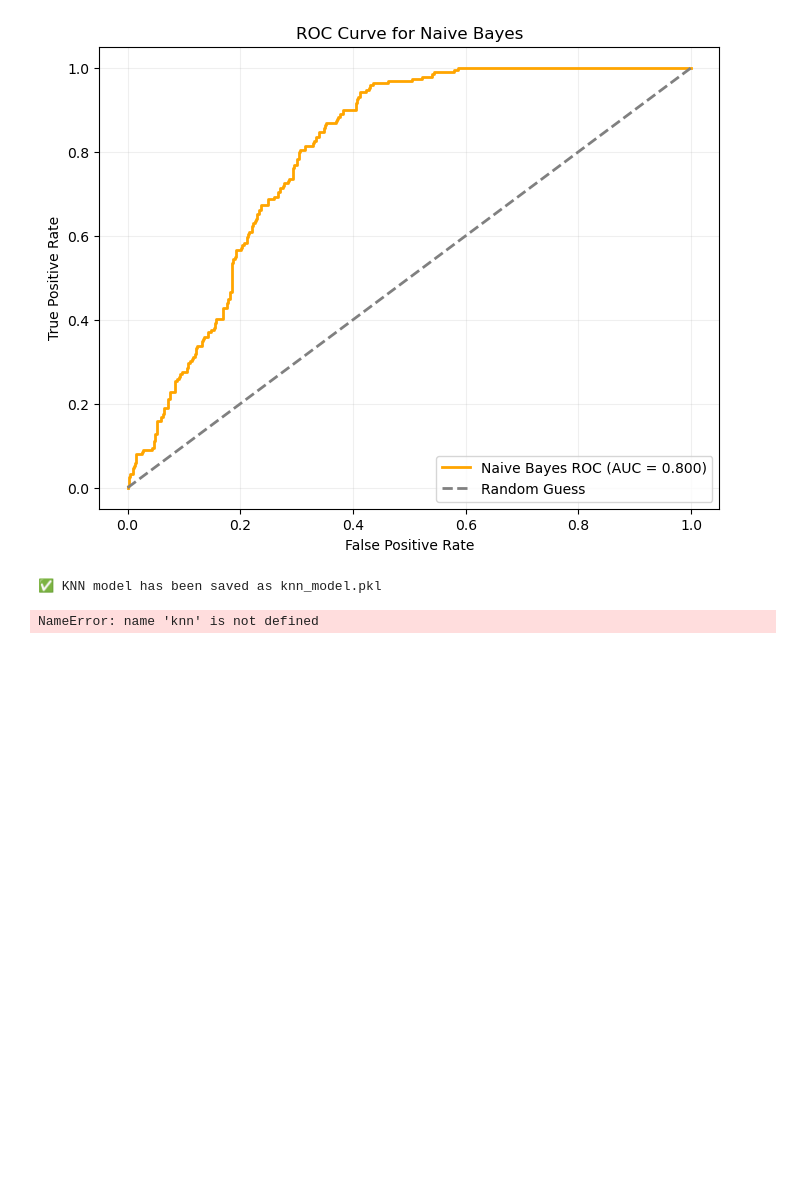
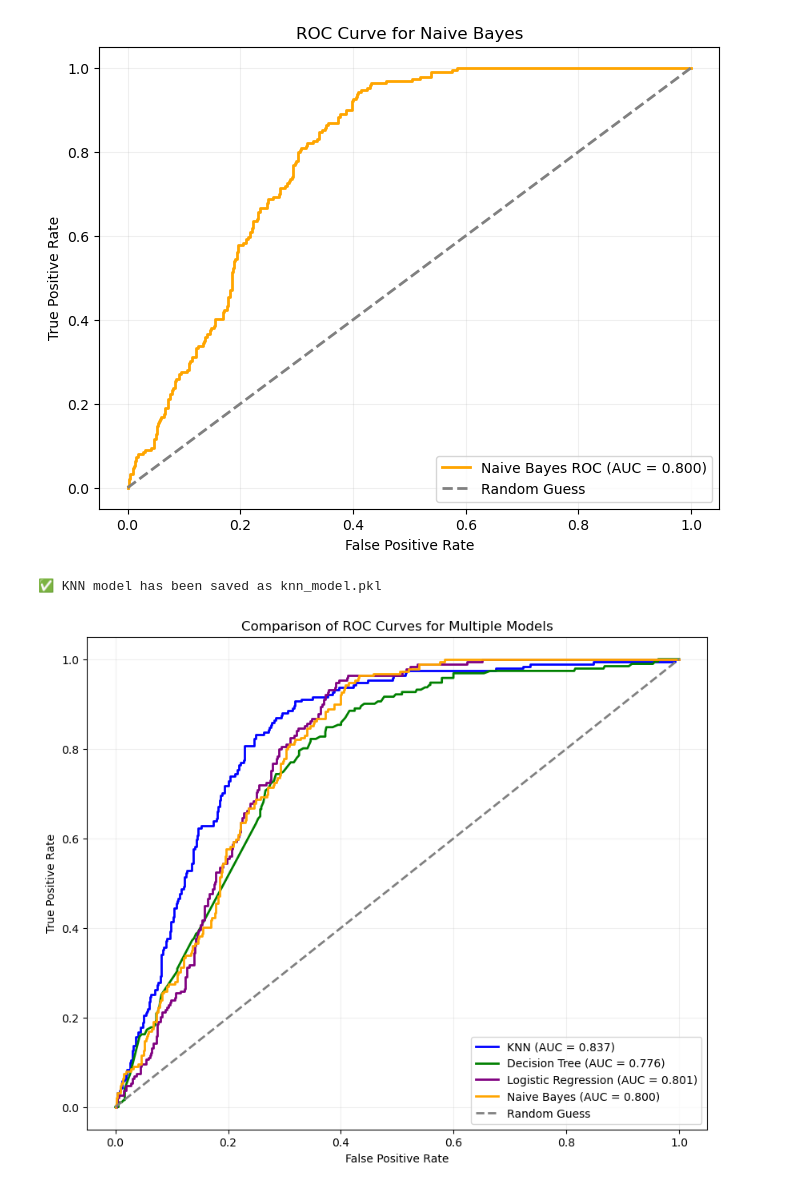
Before and after one commit to amitabhdeogh-09/ML-Project1, a Jupyter notebook: MAIN ML PROJECT.ipynb, the cells around one changed output. Cells and saved outputs as stored; diff of their text form; code cells hidden in the pictures; blank space fills up the shorter version.

Commit message:
COMPARISON ADDED

```diff
--- a/MAIN ML PROJECT.ipynb
+++ b/MAIN ML PROJECT.ipynb
@@ -986,13 +986,53 @@ with open("knn_model.pkl", "wb") as file:
 print("✅ KNN model has been saved as knn_model.pkl")
 # %% [output]
 ✅ KNN model has been saved as knn_model.pkl
-# %%
-import pickle
-
-# retrain your KNN model in the same env
-knn.fit(X_train, y_train)
-
-with open("knn_model.pkl", "wb") as f:
-    pickle.dump(knn, f)
-# %% [output]
-NameError: name 'knn' is not defined
+# %%
+from sklearn.metrics import roc_curve, roc_auc_score
+import matplotlib.pyplot as plt
+
+# --- Step 1: Define binary classes ---
+threshold = 10
+y_test_binary = (y_test >= threshold).astype(int)  # For regression models like KNN and DT
+# Assuming y_test_class is already binary for LR and NB
+# If not, convert similarly: y_test_class = (y_test >= threshold).astype(int)
+
+# --- Step 2: Get prediction scores/probabilities ---
+# KNN
+y_pred_scores_knn = y_pred  # raw predictions from KNN regressor
+fpr_knn, tpr_knn, _ = roc_curve(y_test_binary, y_pred_scores_knn)
+auc_knn = roc_auc_score(y_test_binary, y_pred_scores_knn)
+
+# Decision Tree
+y_pred_scores_dt = y_pred_best_dt  # raw predictions from tuned DT regressor
+fpr_dt, tpr_dt, _ = roc_curve(y_test_binary, y_pred_scores_dt)
+auc_dt = roc_auc_score(y_test_binary, y_pred_scores_dt)
+
+# Logistic Regression
+y_pred_proba_lr = log_reg.predict_proba(X_test)[:, 1]
+fpr_lr, tpr_lr, _ = roc_curve(y_test_class, y_pred_proba_lr)
+auc_lr = roc_auc_score(y_test_class, y_pred_proba_lr)
+
+# Naive Bayes
+y_pred_proba_nb = nb_clf.predict_proba(X_test)[:, 1]
+fpr_nb, tpr_nb, _ = roc_curve(y_test_class, y_pred_proba_nb)
+auc_nb = roc_auc_score(y_test_class, y_pred_proba_nb)
+
+# --- Step 3: Plot all ROC curves together ---
+plt.figure(figsize=(10, 8))
+
+plt.plot(fpr_knn, tpr_knn, color='blue', lw=2, label=f'KNN (AUC = {auc_knn:.3f})')
+plt.plot(fpr_dt, tpr_dt, color='green', lw=2, label=f'Decision Tree (AUC = {auc_dt:.3f})')
+plt.plot(fpr_lr, tpr_lr, color='purple', lw=2, label=f'Logistic Regression (AUC = {auc_lr:.3f})')
+plt.plot(fpr_nb, tpr_nb, color='orange', lw=2, label=f'Naive Bayes (AUC = {auc_nb:.3f})')
+
+# Random guess line
+plt.plot([0, 1], [0, 1], color='gray', lw=2, linestyle='--', label='Random Guess')
+
+plt.xlabel('False Positive Rate')
+plt.ylabel('True Positive Rate')
+plt.title('Comparison of ROC Curves for Multiple Models')
+plt.legend(loc="lower right")
+plt.grid(alpha=0.2)
+plt.show()
+# %% [output]
+[figure, added]
```
Also changed, not shown: parts of 7 cells of this notebook, 1 other file.
